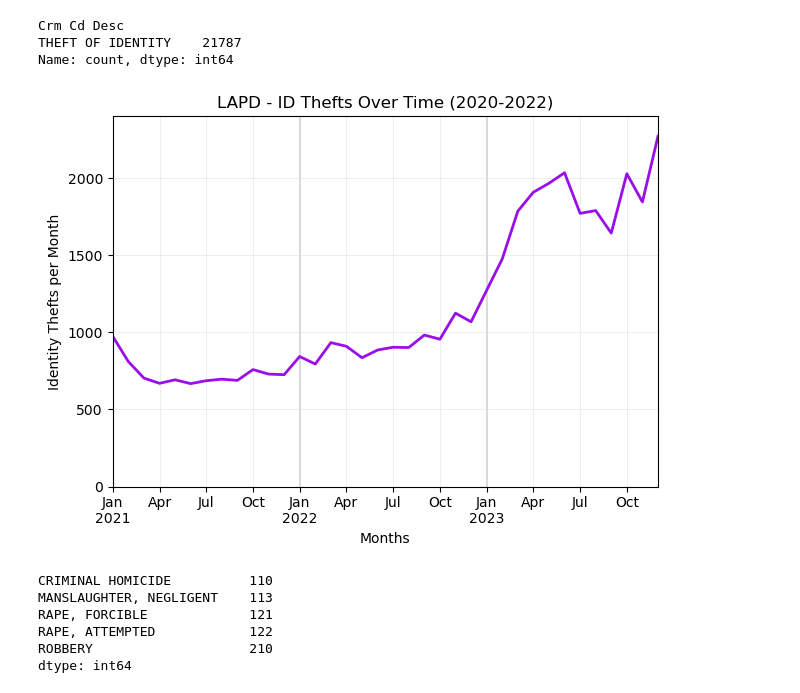
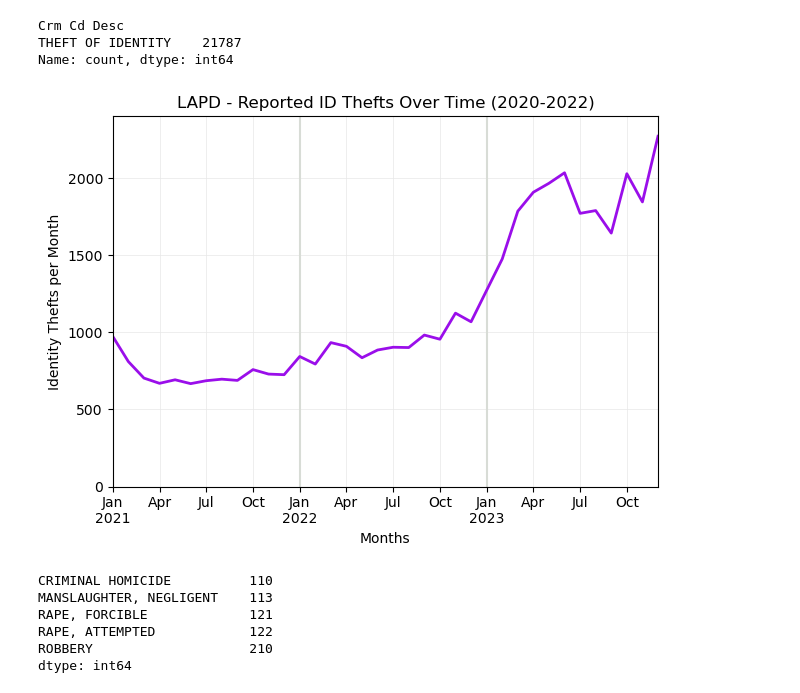
Before and after one commit to AshelynAllred/Data-Analysis-Project-1, a Jupyter notebook: main.ipynb, the cells around one changed output. Saved outputs shown, nothing was run; the diff lists cells and outputs as text; code cells hidden in the pictures.

```diff
--- a/main.ipynb
+++ b/main.ipynb
@@ -162,7 +162,7 @@ x_ax = range(1,37)
 # plotting vlines first so they don't go over line
 plt.vlines((13, 25), 0, 2400, linestyles='solid', colors=['xkcd:light grey'])
 plt.plot(x_ax, id_theft_by_month, color='xkcd:violet', linewidth=2)
-plt.title("LAPD - ID Thefts Over Time (2020-2022)")
+plt.title("LAPD - Reported ID Thefts Over Time (2020-2022)")
 plt.xlim(1, 36)
 plt.ylim(0, 2400)
 
@@ -172,34 +172,34 @@ mo_labels = []
 cur_year = 2020
 for tick in mo_ticks:
     t_mod = tick % 12
     if t_mod == 1:
         cur_year += 1
         mo_labels.append(f'Jan\n{cur_year}')
     elif t_mod == 4:
         mo_labels.append(f'Apr')
     elif t_mod == 7:
         mo_labels.append(f'Jul')
     elif t_mod == 10:
         mo_labels.append(f'Oct')
 
 plt.xticks(ticks=mo_ticks, labels=mo_labels)
 
 # ax.set_xticks(np.arange(1, 37, 12), minor=False)
 # ax.set_xticks(np.arange(1, 37, 3), minor=True)
 
 ax.grid(which='major', color = '#E8E8E8', linewidth = 0.5)
 ax.xaxis.grid(True, which='both')
 
 
 
 plt.grid(axis='y', color='#E8E8E8')
 plt.xlabel("Months")
 plt.ylabel("Identity Thefts per Month")
 plt.tight_layout()
 plt.savefig(path.join('Output', 'ID Theft'))
 plt.show()
 # %% [output]
-[figure, old version]
+[figure, new version]
 # %%
 # Creatie a dictionary for crime descriptions and their corresponding code
 crm_types = crime_data_full_yrs['Crm Cd Desc'].unique()
```
Also changed, not shown: parts of 10 cells of this notebook, 2 other files.
